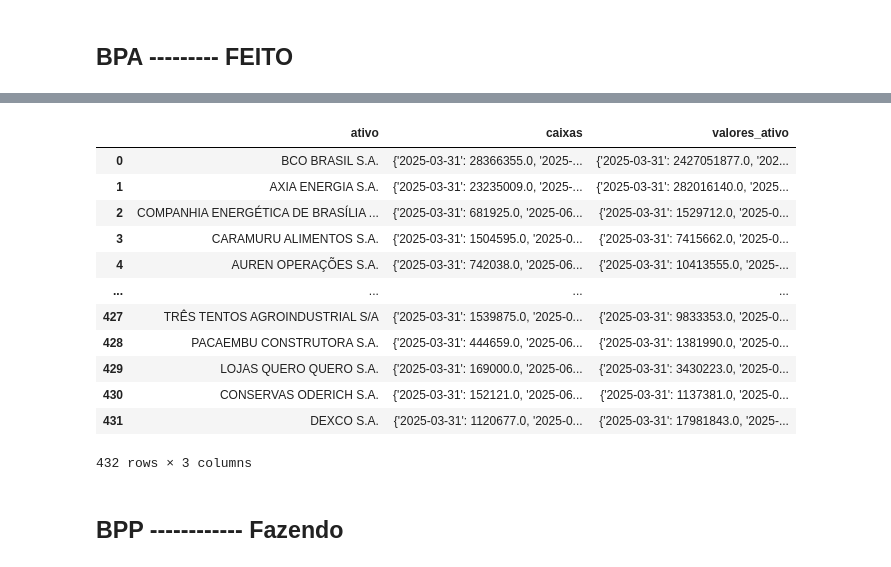
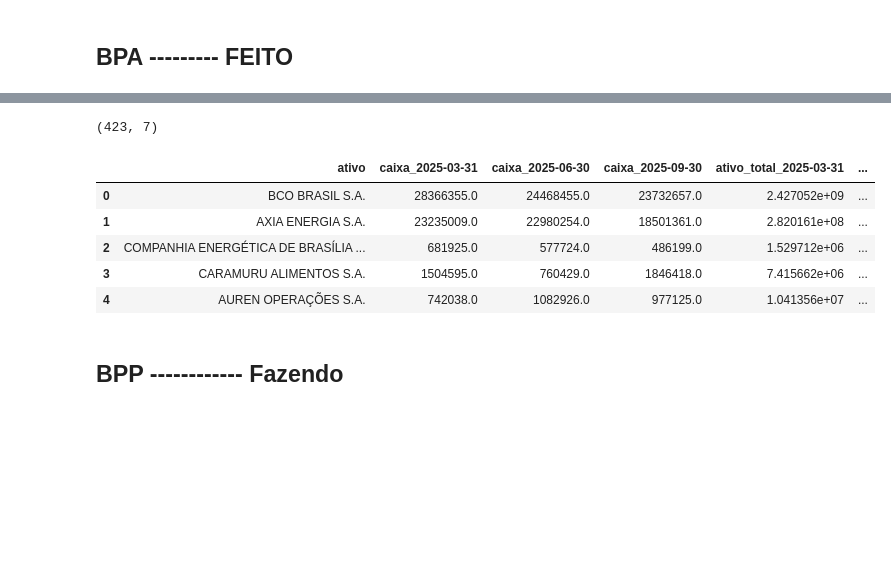
Before and after one commit to JoaoNogaroli/mestrado, a Jupyter notebook: base_dados/base-dados-pesquisa/valores.ipynb, the cells around one changed output, grey strips where cells are left out. Cells and saved outputs as stored; diff of their text form; code cells hidden in the pictures; blank space fills up the shorter version.

```diff
--- a/base_dados/base-dados-pesquisa/valores.ipynb
+++ b/base_dados/base-dados-pesquisa/valores.ipynb
@@ -36,0 +7,3 @@ for ativo in lista_ativos:
+# %%
+df = pd.read_csv('bpa-2025.csv', sep=';', encoding='latin-1')
+df=df[df['ORDEM_EXERC'] == 'ÚLTIMO']
@@ -37,18 +26,43 @@ for ativo in lista_ativos:
+# %%
+lista_ativos = df['DENOM_CIA'].unique().tolist()
+lista_final = []
+data_refer = df['DT_REFER'].unique().tolist()
+datas = df['DT_FIM_EXERC'].unique().tolist()
+for ativo in lista_ativos:
+    dfativo = df[df['DENOM_CIA']==ativo]
+
+    caixa = dfativo.query('DT_FIM_EXERC==@DATA_PRINCIPAL and CD_CONTA=="1.01.01"')['VL_CONTA'].values
+    ativo_total = dfativo.query('DT_FIM_EXERC==@DATA_PRINCIPAL and CD_CONTA=="1"')['VL_CONTA'].values
+
+
+    if len(caixa) == 3 and len(ativo_total) == 3:
+        dicio = {
+            'ativo': ativo,
+
+            f'caixa_{DATA_PRINCIPAL[0]}': caixa[0],
+            f'caixa_{DATA_PRINCIPAL[1]}': caixa[1],
+            f'caixa_{DATA_PRINCIPAL[2]}': caixa[2],
+
+
+            f'ativo_total_{DATA_PRINCIPAL[0]}': ativo_total[0],
+            f'ativo_total_{DATA_PRINCIPAL[1]}': ativo_total[1],
+            f'ativo_total_{DATA_PRINCIPAL[2]}': ativo_total[2],
+
+
+
+        }
+        lista_final.append(dicio)
 # %%
-pd.DataFrame(lista_final)
+df_bpa = pd.DataFrame(lista_final)
+print(df_bpa.shape)
+df_bpa.head()
 # %% [output]
+(423, 7)
-|  | ativo | caixas | valores_ativo |
-| 0 | BCO BRASIL S.A. | {'2025-03-31': 28366355.0, '2025-... | {'2025-03-31': 2427051877.0, '202... |
-| 1 | AXIA ENERGIA S.A. | {'2025-03-31': 23235009.0, '2025-... | {'2025-03-31': 282016140.0, '2025... |
-| 2 | COMPANHIA ENERGÉTICA DE BRASÍLIA ... | {'2025-03-31': 681925.0, '2025-06... | {'2025-03-31': 1529712.0, '2025-0... |
-| 3 | CARAMURU ALIMENTOS S.A. | {'2025-03-31': 1504595.0, '2025-0... | {'2025-03-31': 7415662.0, '2025-0... |
-| 4 | AUREN OPERAÇÕES S.A. | {'2025-03-31': 742038.0, '2025-06... | {'2025-03-31': 10413555.0, '2025-... |
-| ... | ... | ... | ... |
-| 427 | TRÊS TENTOS AGROINDUSTRIAL S/A | {'2025-03-31': 1539875.0, '2025-0... | {'2025-03-31': 9833353.0, '2025-0... |
-| 428 | PACAEMBU CONSTRUTORA S.A. | {'2025-03-31': 444659.0, '2025-06... | {'2025-03-31': 1381990.0, '2025-0... |
-| 429 | LOJAS QUERO QUERO S.A. | {'2025-03-31': 169000.0, '2025-06... | {'2025-03-31': 3430223.0, '2025-0... |
-| 430 | CONSERVAS ODERICH S.A. | {'2025-03-31': 152121.0, '2025-06... | {'2025-03-31': 1137381.0, '2025-0... |
-| 431 | DEXCO S.A. | {'2025-03-31': 1120677.0, '2025-0... | {'2025-03-31': 17981843.0, '2025-... |
+|  | ativo | caixa_2025-03-31 | caixa_2025-06-30 | caixa_2025-09-30 | ativo_total_2025-03-31 | ... |
+| 0 | BCO BRASIL S.A. | 28366355.0 | 24468455.0 | 23732657.0 | 2.427052e+09 | ... |
+| 1 | AXIA ENERGIA S.A. | 23235009.0 | 22980254.0 | 18501361.0 | 2.820161e+08 | ... |
+| 2 | COMPANHIA ENERGÉTICA DE BRASÍLIA ... | 681925.0 | 577724.0 | 486199.0 | 1.529712e+06 | ... |
+| 3 | CARAMURU ALIMENTOS S.A. | 1504595.0 | 760429.0 | 1846418.0 | 7.415662e+06 | ... |
+| 4 | AUREN OPERAÇÕES S.A. | 742038.0 | 1082926.0 | 977125.0 | 1.041356e+07 | ... |
-432 rows × 3 columns
 # %% [markdown]
 ## BPP ------------ Fazendo
```
Also changed, not shown: parts of 17 cells of this notebook, 5 other files.
